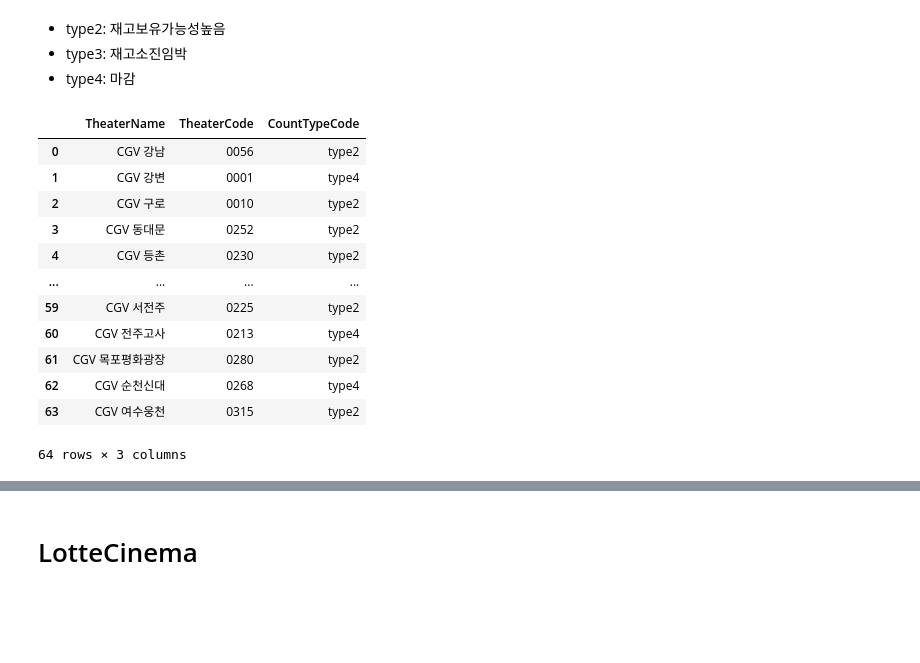
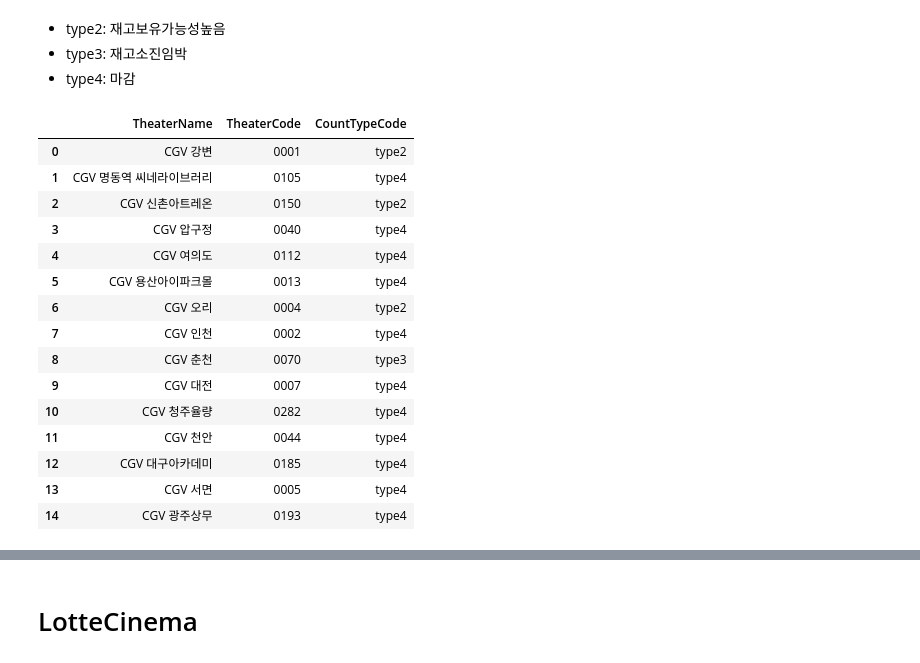
Before and after one commit to yu901/data_analysis, a Jupyter notebook: notebook/movie goods.ipynb, the cells around one changed output, grey strips where cells are left out. Cells and saved outputs as stored; diff of their text form; code cells hidden in the pictures; blank space fills up the shorter version.

```diff
--- a/notebook/movie goods.ipynb
+++ b/notebook/movie goods.ipynb
@@ -96,23 +109,26 @@ def get_CGV_Theaters(giveawayIndex):
         Theaters = pd.concat([Theaters, Theater[["TheaterName", "TheaterCode", "CountTypeCode"]]], ignore_index=True)
     return Theaters
 # %%
-giveawayIndex = '2024032538723859'
+giveawayIndex = '2024042940064009'
 Theaters = get_CGV_Theaters(giveawayIndex)
 Theaters
 # %% [output]
 |  | TheaterName | TheaterCode | CountTypeCode |
-| 0 | CGV 강남 | 0056 | type2 |
-| 1 | CGV 강변 | 0001 | type4 |
-| 2 | CGV 구로 | 0010 | type2 |
-| 3 | CGV 동대문 | 0252 | type2 |
-| 4 | CGV 등촌 | 0230 | type2 |
-| ... | ... | ... | ... |
-| 59 | CGV 서전주 | 0225 | type2 |
-| 60 | CGV 전주고사 | 0213 | type4 |
-| 61 | CGV 목포평화광장 | 0280 | type2 |
-| 62 | CGV 순천신대 | 0268 | type4 |
-| 63 | CGV 여수웅천 | 0315 | type2 |
+| 0 | CGV 강변 | 0001 | type2 |
+| 1 | CGV 명동역 씨네라이브러리 | 0105 | type4 |
+| 2 | CGV 신촌아트레온 | 0150 | type2 |
+| 3 | CGV 압구정 | 0040 | type4 |
+| 4 | CGV 여의도 | 0112 | type4 |
+| 5 | CGV 용산아이파크몰 | 0013 | type4 |
+| 6 | CGV 오리 | 0004 | type2 |
+| 7 | CGV 인천 | 0002 | type4 |
+| 8 | CGV 춘천 | 0070 | type3 |
+| 9 | CGV 대전 | 0007 | type4 |
+| 10 | CGV 청주율량 | 0282 | type4 |
+| 11 | CGV 천안 | 0044 | type4 |
+| 12 | CGV 대구아카데미 | 0185 | type4 |
+| 13 | CGV 서면 | 0005 | type4 |
+| 14 | CGV 광주상무 | 0193 | type4 |
-64 rows × 3 columns
 # %%
 def Get_CGV_GoodsStatus(movie_filter="", goods_filter=""):
     event_df = get_CGV_EventList(movie_filter=movie_filter, goods_filter=goods_filter)
```
Also changed, not shown: parts of 13 cells of this notebook, 1 other file.
